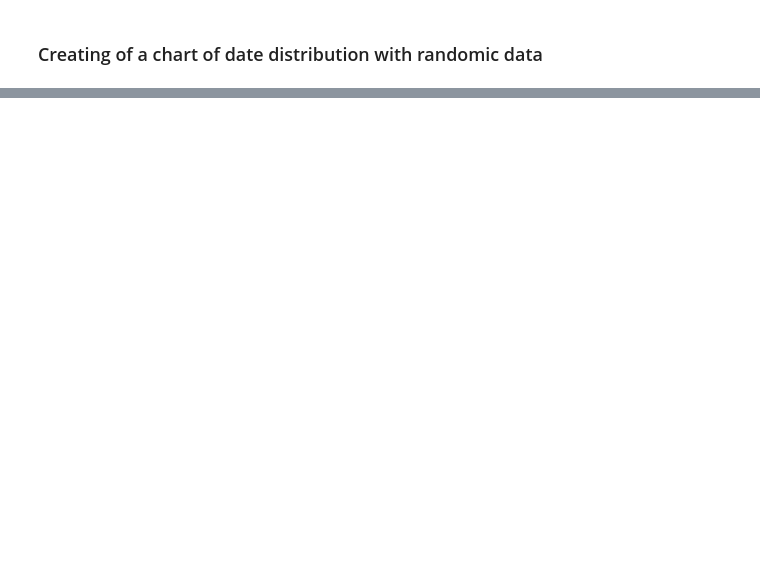
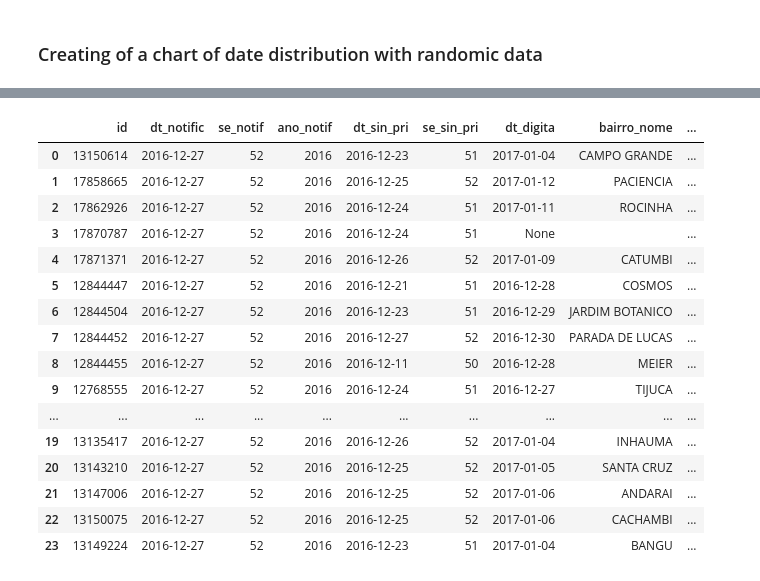
Before and after one commit to AlertaDengue/AlertaDengue, a Jupyter notebook: notebooks/Essay.ipynb, the cells around one changed output, grey strips where cells are left out. Saved outputs shown, nothing was run; the diff lists cells and outputs as text; code cells hidden in the pictures; blank space fills up the shorter version.

```diff
--- a/notebooks/Essay.ipynb
+++ b/notebooks/Essay.ipynb
@@ -447,0 +509,33 @@ display(df_date.head())
+# %%
+geo_id = 4106902  # Curitiba
+geo_id = 3304557  # Rio de Janeiro
+
+sql = '''
+SELECT *
+FROM "Municipio"."Notificacao" AS alerta
+WHERE
+    municipio_geocodigo={}
+    AND dt_notific='{}'
+    AND cs_sexo IS NOT NULL
+'''.format(geo_id, '2016-12-27')
+
+df_notif = pd.read_sql(sql, engine)
+df_notif
+# %% [output]
+|  | id | dt_notific | se_notif | ano_notif | dt_sin_pri | se_sin_pri | dt_digita | bairro_nome | ... |
+| 0 | 13150614 | 2016-12-27 | 52 | 2016 | 2016-12-23 | 51 | 2017-01-04 | CAMPO GRANDE | ... |
+| 1 | 17858665 | 2016-12-27 | 52 | 2016 | 2016-12-25 | 52 | 2017-01-12 | PACIENCIA | ... |
+| 2 | 17862926 | 2016-12-27 | 52 | 2016 | 2016-12-24 | 51 | 2017-01-11 | ROCINHA | ... |
+| 3 | 17870787 | 2016-12-27 | 52 | 2016 | 2016-12-24 | 51 | None |  | ... |
+| 4 | 17871371 | 2016-12-27 | 52 | 2016 | 2016-12-26 | 52 | 2017-01-09 | CATUMBI | ... |
+| 5 | 12844447 | 2016-12-27 | 52 | 2016 | 2016-12-21 | 51 | 2016-12-28 | COSMOS | ... |
+| 6 | 12844504 | 2016-12-27 | 52 | 2016 | 2016-12-23 | 51 | 2016-12-29 | JARDIM BOTANICO | ... |
+| 7 | 12844452 | 2016-12-27 | 52 | 2016 | 2016-12-27 | 52 | 2016-12-30 | PARADA DE LUCAS | ... |
+| 8 | 12844455 | 2016-12-27 | 52 | 2016 | 2016-12-11 | 50 | 2016-12-28 | MEIER | ... |
+| 9 | 12768555 | 2016-12-27 | 52 | 2016 | 2016-12-24 | 51 | 2016-12-27 | TIJUCA | ... |
+| ... | ... | ... | ... | ... | ... | ... | ... | ... | ... |
+| 19 | 13135417 | 2016-12-27 | 52 | 2016 | 2016-12-26 | 52 | 2017-01-04 | INHAUMA | ... |
+| 20 | 13143210 | 2016-12-27 | 52 | 2016 | 2016-12-25 | 52 | 2017-01-05 | SANTA CRUZ | ... |
+| 21 | 13147006 | 2016-12-27 | 52 | 2016 | 2016-12-25 | 52 | 2017-01-06 | ANDARAI | ... |
+| 22 | 13150075 | 2016-12-27 | 52 | 2016 | 2016-12-25 | 52 | 2017-01-06 | CACHAMBI | ... |
+| 23 | 13149224 | 2016-12-27 | 52 | 2016 | 2016-12-23 | 51 | 2017-01-04 | BANGU | ... |
```
Also changed, not shown: parts of 16 cells of this notebook, 3 other files.
